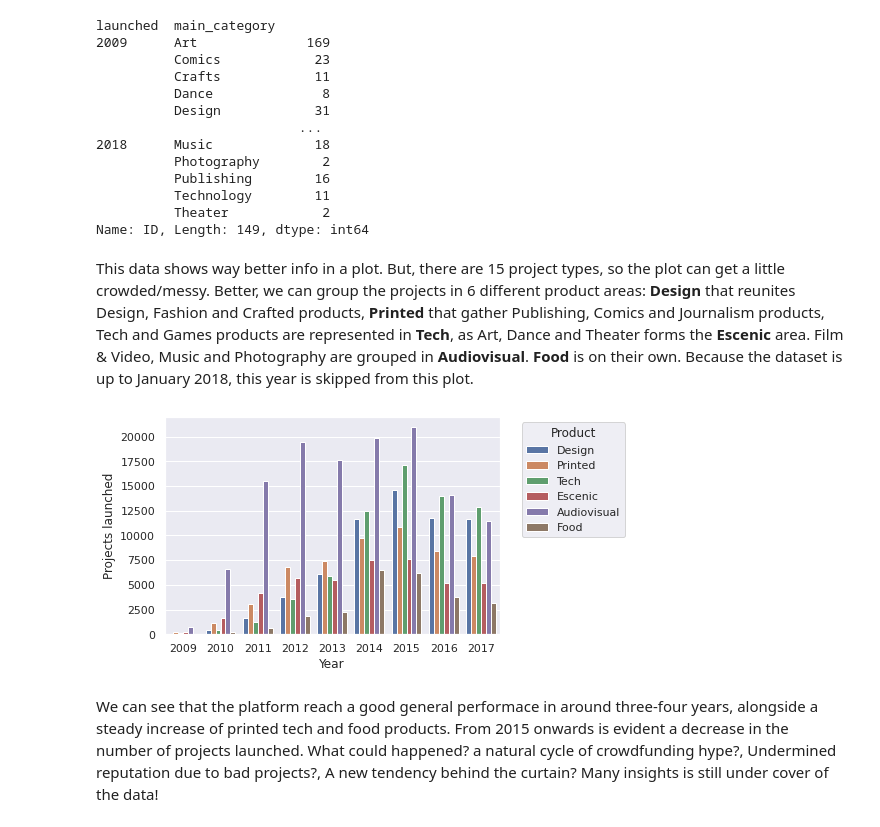
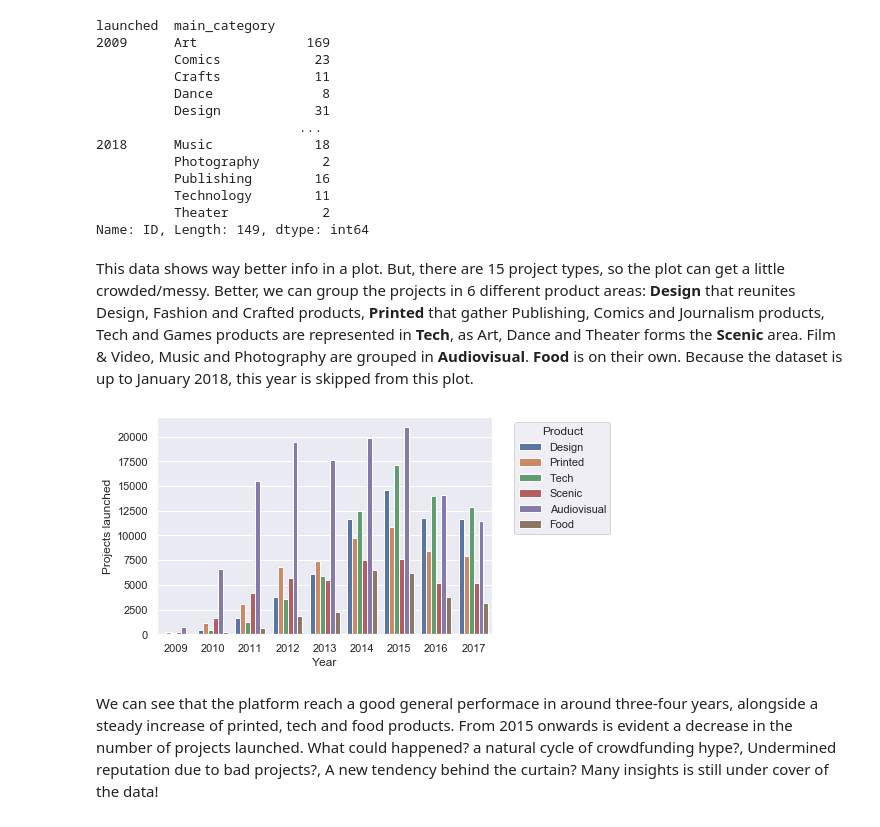
Before and after one commit to germanpinzon807/Kickstarter_analysis, a Jupyter notebook: Kickstarter Analysis Project Data Science Blog.ipynb, the cells around one changed output. Saved outputs shown, nothing was run; the diff lists cells and outputs as text; code cells hidden in the pictures.

```diff
--- a/Kickstarter Analysis Project Data Science Blog.ipynb
+++ b/Kickstarter Analysis Project Data Science Blog.ipynb
@@ -623,7 +623,7 @@ launched  main_category
           Theater            2
 Name: ID, Length: 149, dtype: int64
 # %% [markdown]
-This data shows way better info in a plot. But, there are 15 project types, so the plot can get a little crowded/messy. Better, we can group the projects in 6 different product areas: __Design__ that reunites Design, Fashion and Crafted products, __Printed__ that gather Publishing, Comics and Journalism products, Tech and Games products are represented in __Tech__, as Art, Dance and Theater forms the __Escenic__ area. Film & Video, Music and Photography are grouped in __Audiovisual__. __Food__ is on their own. Because the dataset is up to January 2018, this year is skipped from this plot.
+This data shows way better info in a plot. But, there are 15 project types, so the plot can get a little crowded/messy. Better, we can group the projects in 6 different product areas: __Design__ that reunites Design, Fashion and Crafted products, __Printed__ that gather Publishing, Comics and Journalism products, Tech and Games products are represented in __Tech__, as Art, Dance and Theater forms the __Scenic__ area. Film & Video, Music and Photography are grouped in __Audiovisual__. __Food__ is on their own. Because the dataset is up to January 2018, this year is skipped from this plot.
 # %%
 #Hoy many projects were launched in the different areas through the years?
 years_list = range (2009,2018)
@@ -656,38 +656,38 @@ tech_launches_arr = (extract_projects_cat_year('Technology') +
                      extract_projects_cat_year('Games')
                     )
 
-escenic_launches_arr = (extract_projects_cat_year('Art') +
+scenic_launches_arr = (extract_projects_cat_year('Art') +
                        extract_projects_cat_year('Dance') +
                        extract_projects_cat_year('Theater')
                       )
 
 audiovisual_launches_arr = (extract_projects_cat_year('Film & Video') +
                             extract_projects_cat_year('Photography') +
                             extract_projects_cat_year('Music')
                            )
 
 food_launches_arr = extract_projects_cat_year('Food')
 
 data_plot = pd.DataFrame({
     'Year': years_list,
     'Design': design_launches_arr,
     'Printed': printed_launches_arr,
     'Tech': tech_launches_arr,
-    'Escenic': escenic_launches_arr,
+    'Scenic': scenic_launches_arr,
     'Audiovisual': audiovisual_launches_arr,
     'Food': food_launches_arr})
 
 sns.set(style="darkgrid")
 sns.set_color_codes("muted")
 sns.barplot(x='Year', y='value', hue='variable',
             data=pd.melt(data_plot, ['Year']),
            )
 
 plt.xlabel('Year')
 plt.ylabel('Projects launched')
 plt.legend(title='Product', loc='upper left', bbox_to_anchor=(1.05, 1))
 plt.savefig('projects_evolution.png', dpi=150, bbox_inches='tight')
 # %% [output]
-[figure, old version]
+[figure, new version]
 # %% [markdown]
-We can see that the platform reach a good general performace in around three-four years, alongside a steady increase of printed tech and food products. From 2015 onwards is evident a decrease in the number of projects launched. What could happened? a natural cycle of crowdfunding hype?, Undermined reputation due to bad projects?, A new tendency behind the curtain? Many insights is still under cover of the data!
+We can see that the platform reach a good general performace in around three-four years, alongside a steady increase of printed, tech and food products. From 2015 onwards is evident a decrease in the number of projects launched. What could happened? a natural cycle of crowdfunding hype?, Undermined reputation due to bad projects?, A new tendency behind the curtain? Many insights is still under cover of the data!
```
Also changed, not shown: parts of 12 cells of this notebook, 3 other files.
